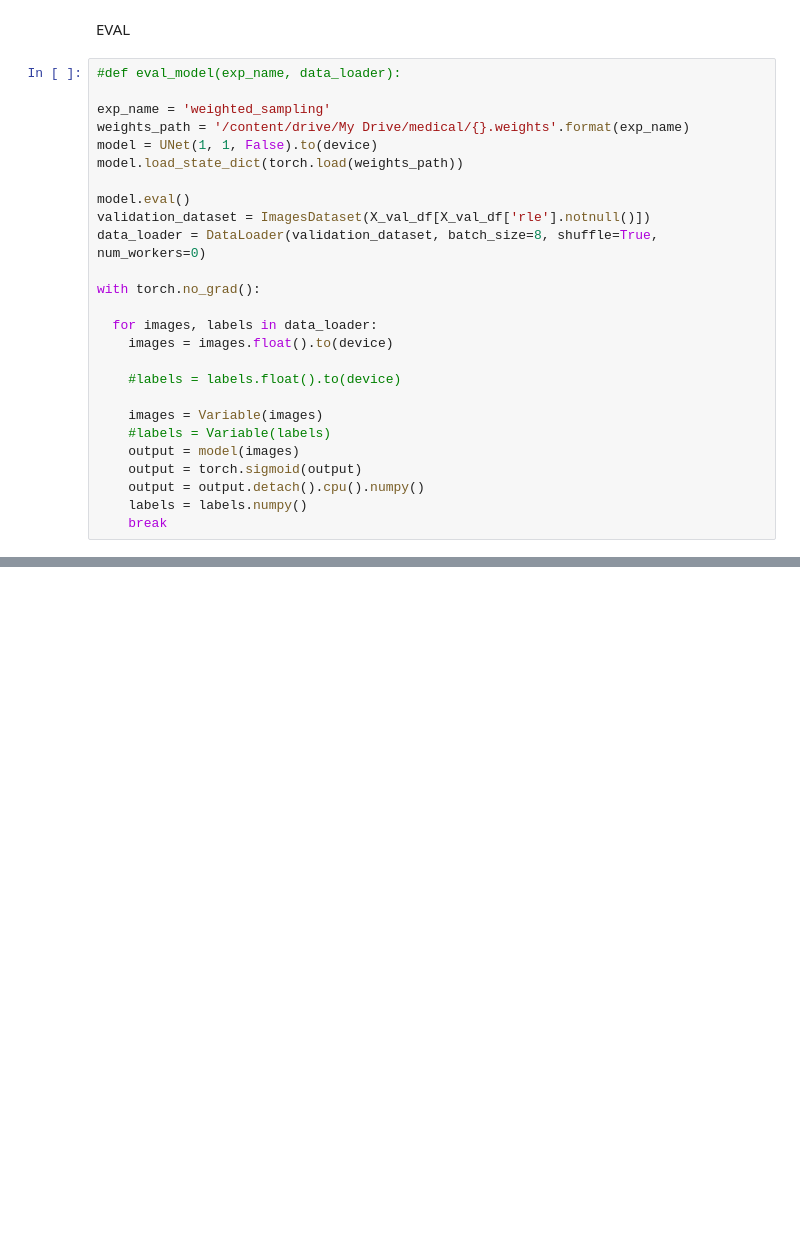
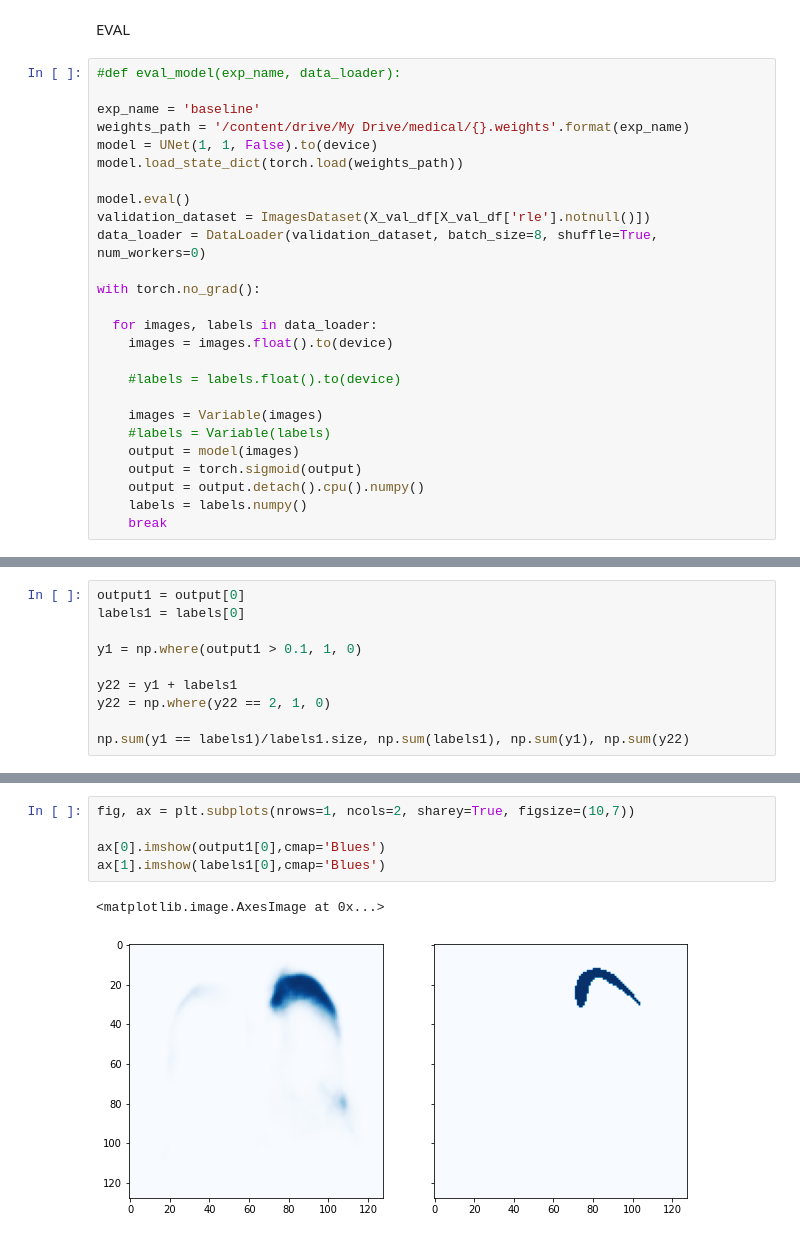
Before and after one commit to gabibu/aiforhealthcare, a Jupyter notebook: advanced_models_colab_2.ipynb, the cells around one changed output, grey strips where cells are left out. Saved outputs shown, nothing was run; the diff lists cells and outputs as text; blank space fills up the shorter version.

```diff
--- a/advanced_models_colab_2.ipynb
+++ b/advanced_models_colab_2.ipynb
@@ -695,7 +710,7 @@ EVAL
 # %%
 #def eval_model(exp_name, data_loader):
 
-exp_name = 'weighted_sampling'
+exp_name = 'baseline'
 weights_path = '/content/drive/My Drive/medical/{}.weights'.format(exp_name)
 model = UNet(1, 1, False).to(device)
 model.load_state_dict(torch.load(weights_path))
@@ -737,0 +741,10 @@ np.where(yy == 2, 1, 0).sum()
+# %%
+output1 = output[0]
+labels1 = labels[0]
+
+y1 = np.where(output1 > 0.1, 1, 0)
+
+y22 = y1 + labels1
+y22 = np.where(y22 == 2, 1, 0)
+
+np.sum(y1 == labels1)/labels1.size, np.sum(labels1), np.sum(y1), np.sum(y22)
@@ -737,0 +757,8 @@ np.where(yy == 2, 1, 0).sum()
+# %%
+fig, ax = plt.subplots(nrows=1, ncols=2, sharey=True, figsize=(10,7))
+
+ax[0].imshow(output1[0],cmap='Blues')
+ax[1].imshow(labels1[0],cmap='Blues')
+# %% [output]
+<matplotlib.image.AxesImage at 0x...>
+[figure, added]
```
Also changed, not shown: parts of 7 cells of this notebook.
